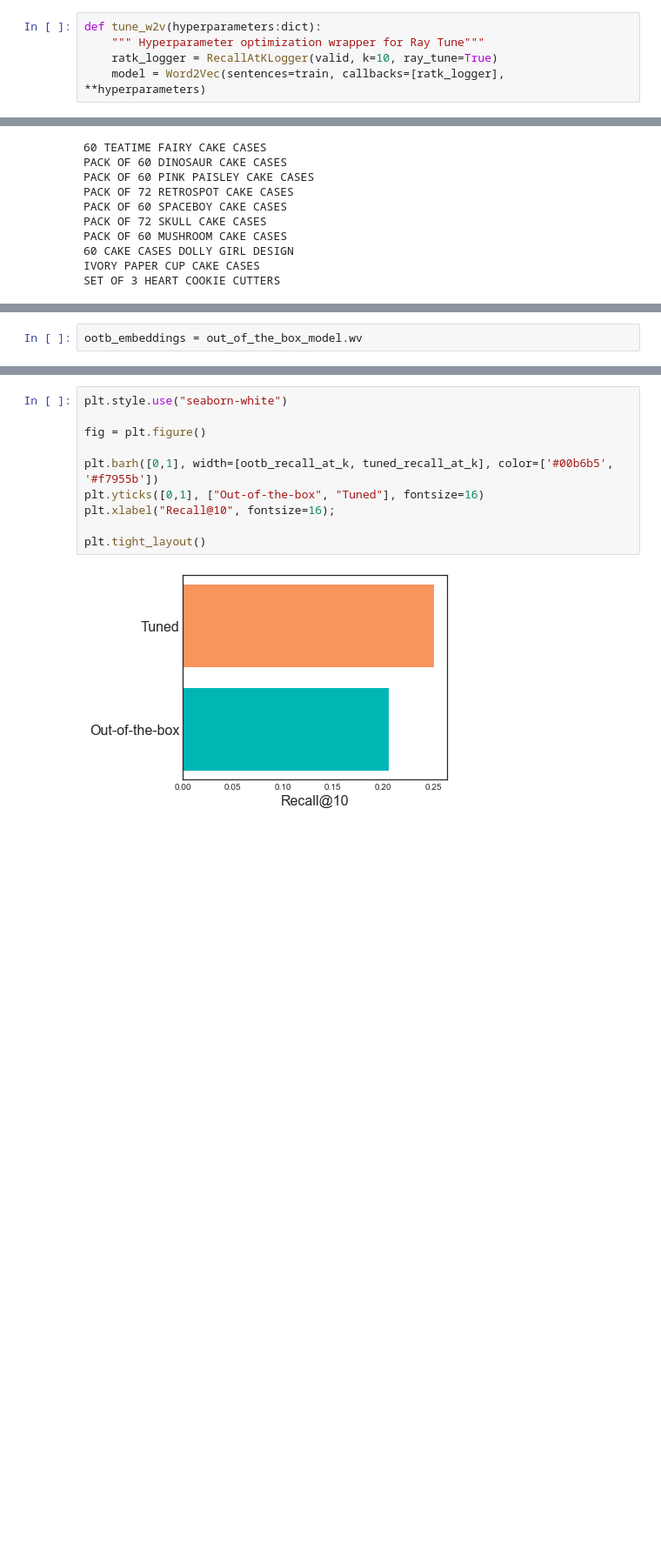
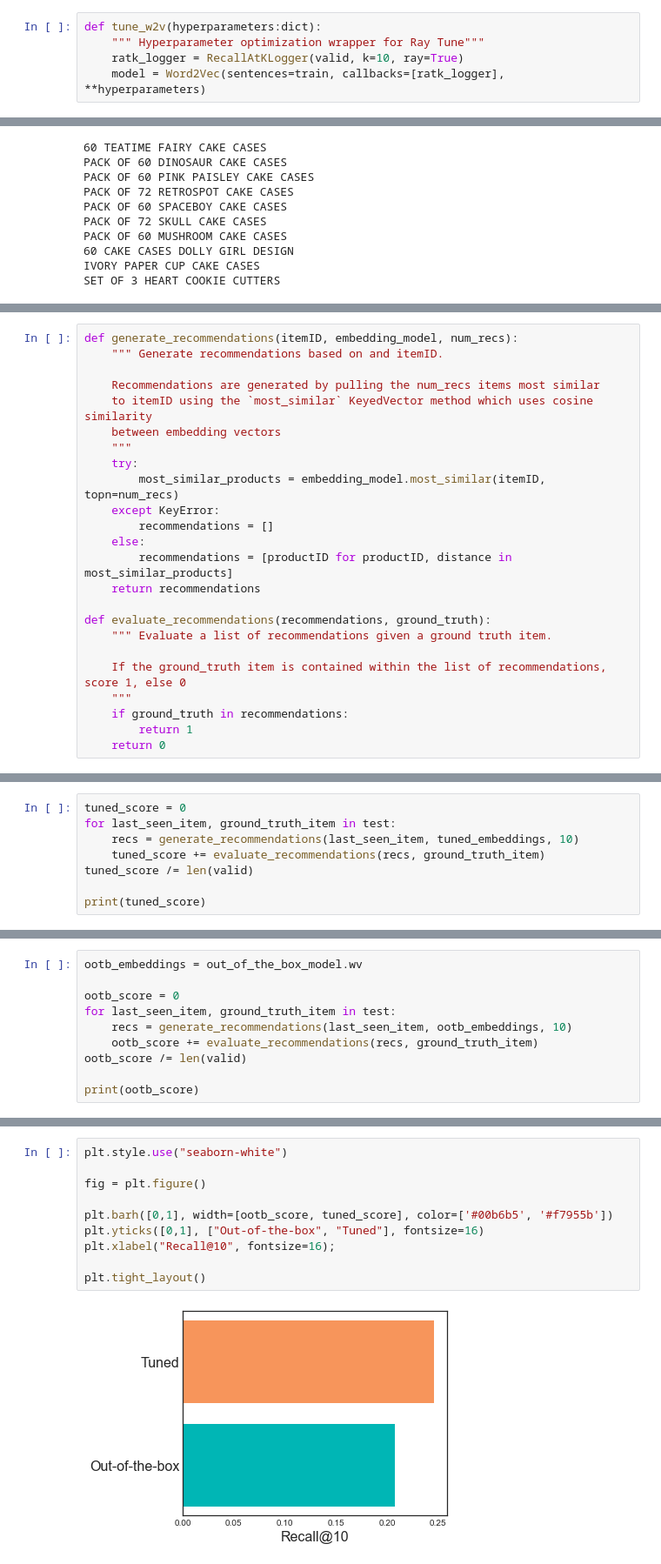
Before and after one commit to fastforwardlabs/train_embeddings_with_gensim, a Jupyter notebook: train_gensim_word2vec.ipynb, the cells around one changed output, grey strips where cells are left out. Shown: that part at 87% size. Cells and saved outputs as stored; diff of their text form; blank space fills up the shorter version.

```diff
--- a/train_gensim_word2vec.ipynb
+++ b/train_gensim_word2vec.ipynb
@@ -196,7 +196,7 @@ Ray Tune requires a wrapper of it's own to execute for each hyperparameter confi
 # %%
 def tune_w2v(hyperparameters:dict):
     """ Hyperparameter optimization wrapper for Ray Tune"""
-    ratk_logger = RecallAtKLogger(valid, k=10, ray_tune=True)
+    ratk_logger = RecallAtKLogger(valid, k=10, ray=True)
     model = Word2Vec(sentences=train, callbacks=[ratk_logger], **hyperparameters)
 # %% [markdown]
 ## Hyperperamter optimization and early stopping with Ray Tune
@@ -316,0 +348,24 @@ While we were training, validated on a downstream task in order to identify and
+# %%
+def generate_recommendations(itemID, embedding_model, num_recs):
+    """ Generate recommendations based on and itemID.
+
+    Recommendations are generated by pulling the num_recs items most similar
+    to itemID using the `most_similar` KeyedVector method which uses cosine similarity
+    between embedding vectors
+    """
+    try:
+        most_similar_products = embedding_model.most_similar(itemID, topn=num_recs)
+    except KeyError:
+        recommendations = []
+    else:
+        recommendations = [productID for productID, distance in most_similar_products]
+    return recommendations
+
+def evaluate_recommendations(recommendations, ground_truth):
+    """ Evaluate a list of recommendations given a ground truth item.
+
+    If the ground_truth item is contained within the list of recommendations, score 1, else 0
+    """
+    if ground_truth in recommendations:
+        return 1
+    return 0
@@ -316,0 +374,8 @@ While we were training, validated on a downstream task in order to identify and
+# %%
+tuned_score = 0
+for last_seen_item, ground_truth_item in test:
+    recs = generate_recommendations(last_seen_item, tuned_embeddings, 10)
+    tuned_score += evaluate_recommendations(recs, ground_truth_item)
+tuned_score /= len(valid)
+
+print(tuned_score)
@@ -317,2 +386,10 @@ While we were training, validated on a downstream task in order to identify and
 # %%
 ootb_embeddings = out_of_the_box_model.wv
+
+ootb_score = 0
+for last_seen_item, ground_truth_item in test:
+    recs = generate_recommendations(last_seen_item, ootb_embeddings, 10)
+    ootb_score += evaluate_recommendations(recs, ground_truth_item)
+ootb_score /= len(valid)
+
+print(ootb_score)
@@ -322,13 +400,13 @@ ootb_recall_at_k = recall_at_k(test, ootb_embeddings, k=10)
 # %%
 plt.style.use("seaborn-white")
 
 fig = plt.figure()
 
-plt.barh([0,1], width=[ootb_recall_at_k, tuned_recall_at_k], color=['#00b6b5', '#f7955b'])
+plt.barh([0,1], width=[ootb_score, tuned_score], color=['#00b6b5', '#f7955b'])
 plt.yticks([0,1], ["Out-of-the-box", "Tuned"], fontsize=16)
 plt.xlabel("Recall@10", fontsize=16);
 
 plt.tight_layout()
 # %% [output]
-[figure, old version]
+[figure, new version]
 # %% [markdown]
```
Also changed, not shown: parts of 26 cells of this notebook.
